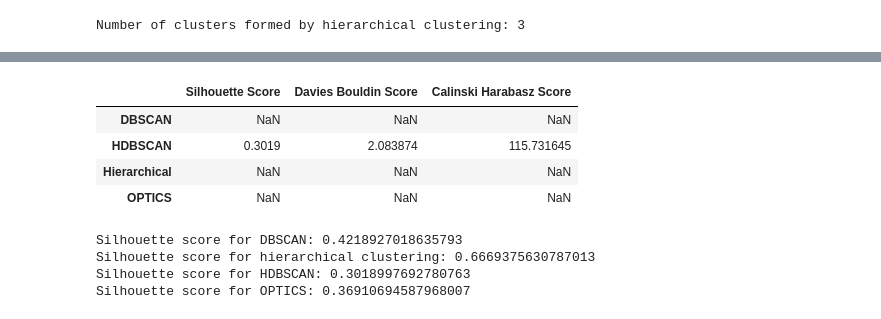
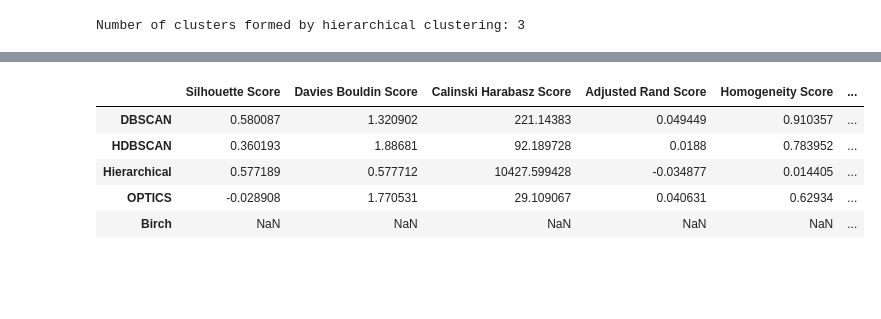
Before and after one commit to vitrag2003/Music-recommendation-system, a Jupyter notebook: Code/Dbscan_hierar.ipynb, the cells around one changed output, grey strips where cells are left out. Saved outputs shown, nothing was run; the diff lists cells and outputs as text; code cells hidden in the pictures; blank space fills up the shorter version.

```diff
--- a/Code/Dbscan_hierar.ipynb
+++ b/Code/Dbscan_hierar.ipynb
@@ -195,7 +194,7 @@ from sklearn.cluster import AgglomerativeClustering
 # %%
 # Hierarchical clustering
 hc = AgglomerativeClustering(n_clusters=3, affinity='euclidean', linkage='ward')
-hierarhical_clusters = hc.fit_predict(df[features_for_clustering])
+hierarhical_clusters = hc.fit_predict(X)
 # %%
 #Add cluster labels to dataframe
 df['hierarchical_cluster'] = hierarhical_clusters
@@ -218,9 +214,9 @@ print("Number of clusters formed by hierarchical clustering:", num_clusters_hc)
 # %% [output]
 Number of clusters formed by hierarchical clustering: 3
 # %%
-optics=OPTICS(min_samples=2,)  # metric=weighted_distance
+optics=OPTICS(min_samples=6,min_cluster_size=5)  # metric=weighted_distance
 # %%
-optics_clusters=optics.fit_predict(df[features_for_clustering])
+optics_clusters=optics.fit_predict(X)
 # %%
 df['ocluster'] = optics_clusters
 # %%
@@ -257,8 +260,8 @@ ocluster
 # %%
 from sklearn.metrics import silhouette_score, davies_bouldin_score, calinski_harabasz_score, adjusted_rand_score, homogeneity_score, completeness_score, v_measure_score
 
-algoNames=['DBSCAN','HDBSCAN','Hierarchical','OPTICS']
-cols=['Silhouette Score', 'Davies Bouldin Score', 'Calinski Harabasz Score' ] #, 'Adjusted Rand Score', 'Homogeneity Score', 'Completeness Score', 'V Measure Score'
+algoNames=['DBSCAN','HDBSCAN','Hierarchical','OPTICS','Birch']
+cols=['Silhouette Score', 'Davies Bouldin Score', 'Calinski Harabasz Score' , 'Adjusted Rand Score', 'Homogeneity Score', 'Completeness Score', 'V Measure Score']
 
 results = pd.DataFrame(columns=cols, index=algoNames)
 
@@ -266,43 +269,22 @@ def evalClusteringAlgo(algoName,clusters,features=features_for_clustering):
     silhouette = silhouette_score(df[features], clusters)
     davies_bouldin = davies_bouldin_score(df[features], clusters)
     calinski_harabasz = calinski_harabasz_score(df[features], clusters)
-    # adjusted_rand = adjusted_rand_score(df['genre'], clusters)
-    # homogeneity = homogeneity_score(df['genre'], clusters)
-    # completeness = completeness_score(df['genre'], clusters)
-    # v_measure = v_measure_score(df['genre'], clusters)
-    results.loc[algoName] = [silhouette, davies_bouldin, calinski_harabasz] #, adjusted_rand, homogeneity, completeness, v_measure]
+    adjusted_rand = adjusted_rand_score(df['genre'], clusters)
+    homogeneity = homogeneity_score(df['genre'], clusters)
+    completeness = completeness_score(df['genre'], clusters)
+    v_measure = v_measure_score(df['genre'], clusters)
+    results.loc[algoName] = [silhouette, davies_bouldin, calinski_harabasz, adjusted_rand, homogeneity, completeness, v_measure]
 # %%
-# evalClusteringAlgo('DBSCAN',clusters)
+evalClusteringAlgo('DBSCAN',clusters)
 evalClusteringAlgo('HDBSCAN',hclusters)
-# evalClusteringAlgo('Hierarchical',hierarhical_clusters)
+evalClusteringAlgo('Hierarchical',hierarhical_clusters)
 evalClusteringAlgo('OPTICS',optics_clusters)
 
 results.head()
 # %% [output]
-|  | Silhouette Score | Davies Bouldin Score | Calinski Harabasz Score |
-| DBSCAN | NaN | NaN | NaN |
-| HDBSCAN | 0.3019 | 2.083874 | 115.731645 |
-| Hierarchical | NaN | NaN | NaN |
-| OPTICS | NaN | NaN | NaN |
+|  | Silhouette Score | Davies Bouldin Score | Calinski Harabasz Score | Adjusted Rand Score | Homogeneity Score | ... |
+| DBSCAN | 0.580087 | 1.320902 | 221.14383 | 0.049449 | 0.910357 | ... |
+| HDBSCAN | 0.360193 | 1.88681 | 92.189728 | 0.0188 | 0.783952 | ... |
+| Hierarchical | 0.577189 | 0.577712 | 10427.599428 | -0.034877 | 0.014405 | ... |
+| OPTICS | -0.028908 | 1.770531 | 29.109067 | 0.040631 | 0.62934 | ... |
+| Birch | NaN | NaN | NaN | NaN | NaN | ... |
-# %%
-from sklearn.metrics import silhouette_score
-
-# Calculate silhouette score for DBSCAN
-silhouette_score_dbscan = silhouette_score(df[features_for_clustering], clusters)
-
-# Calculate silhouette score for hierarchical clustering
-silhouette_score_hc = silhouette_score(df[features_for_clustering], df['hierarchical_cluster'])
-
-silhouette_score_hdbscan = silhouette_score(df[features_for_clustering], hclusters)
-
-silhouette_score_optics = silhouette_score(df[features_for_clustering], optics_clusters)
-
-print("Silhouette score for DBSCAN:", silhouette_score_dbscan)
-print("Silhouette score for hierarchical clustering:", silhouette_score_hc)
-print("Silhouette score for HDBSCAN:", silhouette_score_hdbscan)
-print("Silhouette score for OPTICS:", silhouette_score_optics)
-# %% [output]
-Silhouette score for DBSCAN: 0.4218927018635793
-Silhouette score for hierarchical clustering: 0.6669375630787013
-Silhouette score for HDBSCAN: 0.3018997692780763
-Silhouette score for OPTICS: 0.36910694587968007
```
Also changed, not shown: parts of 22 cells of this notebook, 3 other files.
